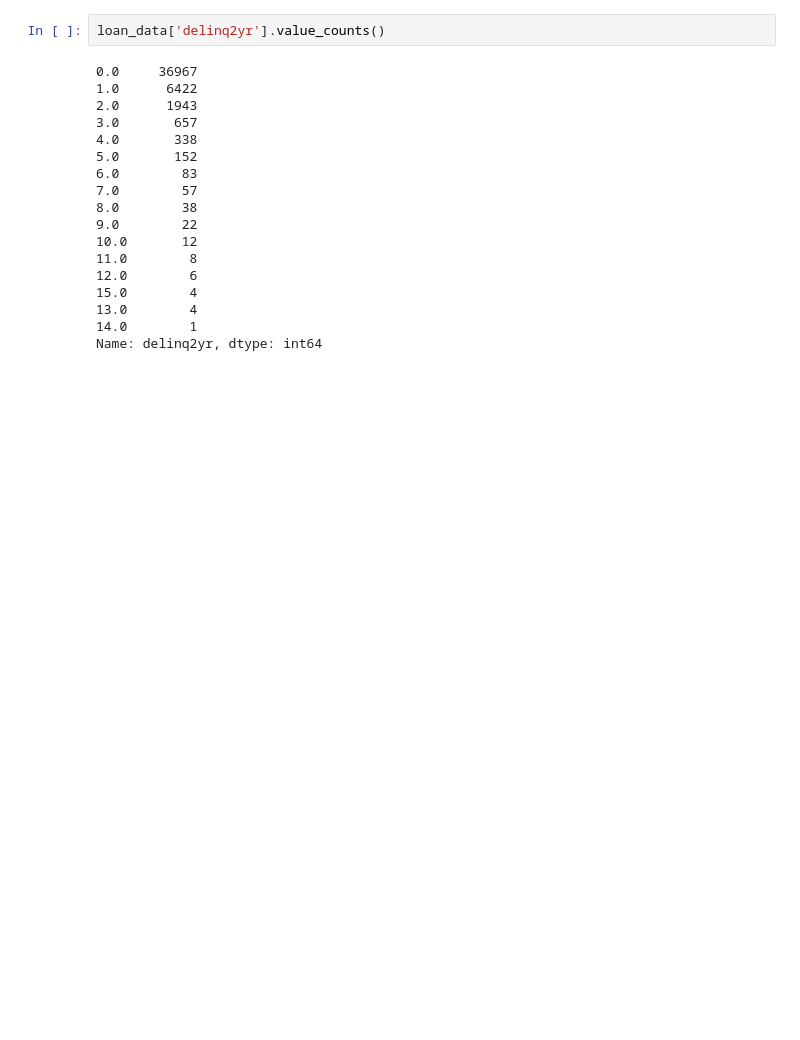
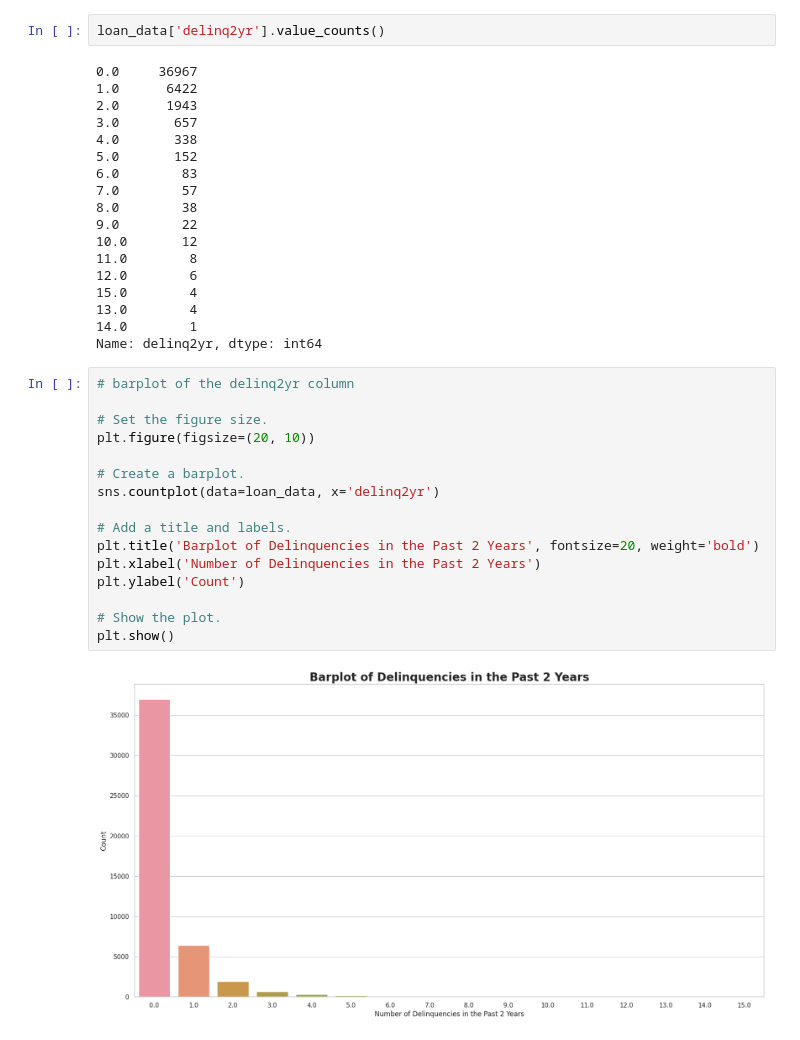
Before and after one commit to AlbertHunduza/Loan-Default-AI, a Jupyter notebook: Exploratory_Data_Analysis.ipynb, the cells around one changed output. Saved outputs shown, nothing was run; the diff lists cells and outputs as text; blank space fills up the shorter version.

```diff
--- a/Exploratory_Data_Analysis.ipynb
+++ b/Exploratory_Data_Analysis.ipynb
@@ -557,3 +558,21 @@ loan_data['delinq2yr'].value_counts()
 13.0        4
 14.0        1
 Name: delinq2yr, dtype: int64
+# %%
+# barplot of the delinq2yr column
+
+# Set the figure size.
+plt.figure(figsize=(20, 10))
+
+# Create a barplot.
+sns.countplot(data=loan_data, x='delinq2yr')
+
+# Add a title and labels.
+plt.title('Barplot of Delinquencies in the Past 2 Years', fontsize=20, weight='bold')
+plt.xlabel('Number of Delinquencies in the Past 2 Years')
+plt.ylabel('Count')
+
+# Show the plot.
+plt.show()
+# %% [output]
+[figure, added]
```
Also changed, not shown: parts of 11 cells of this notebook.
